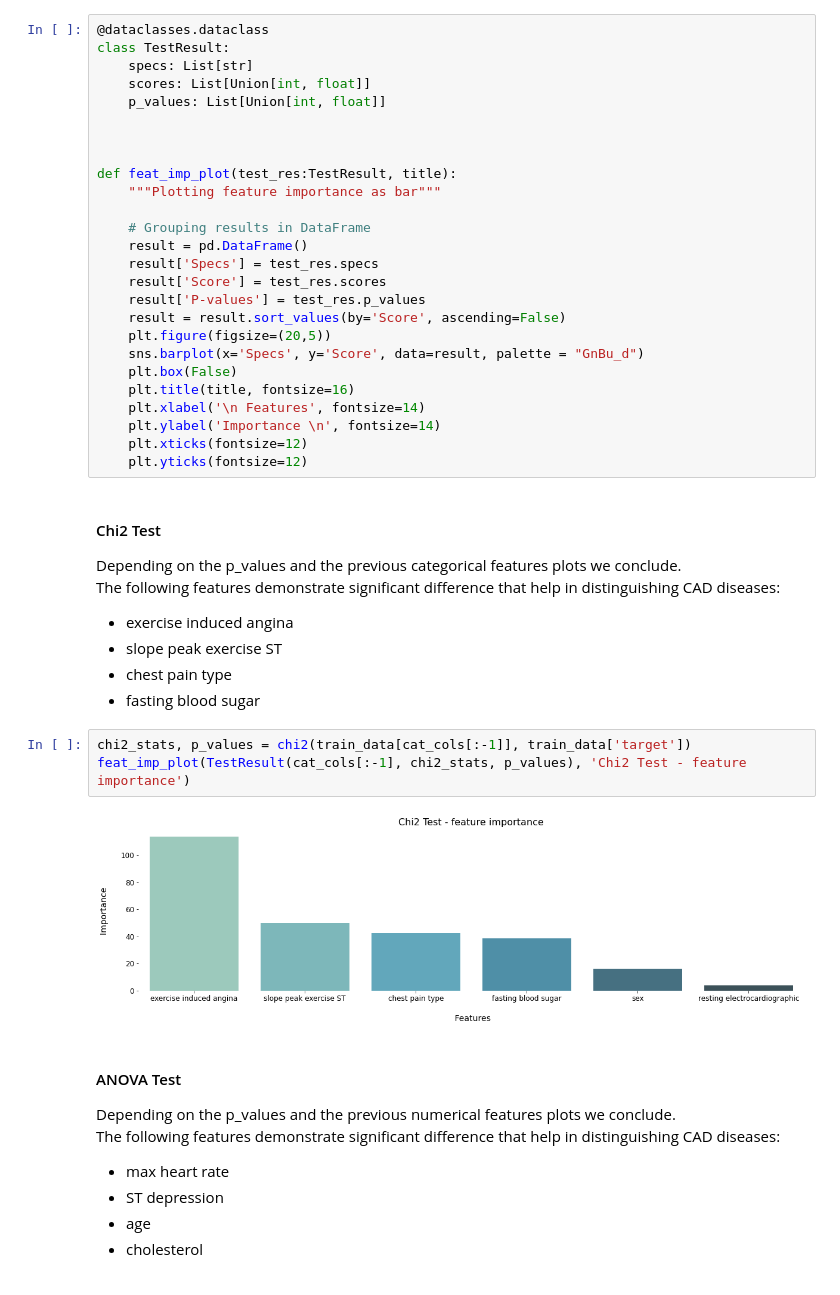
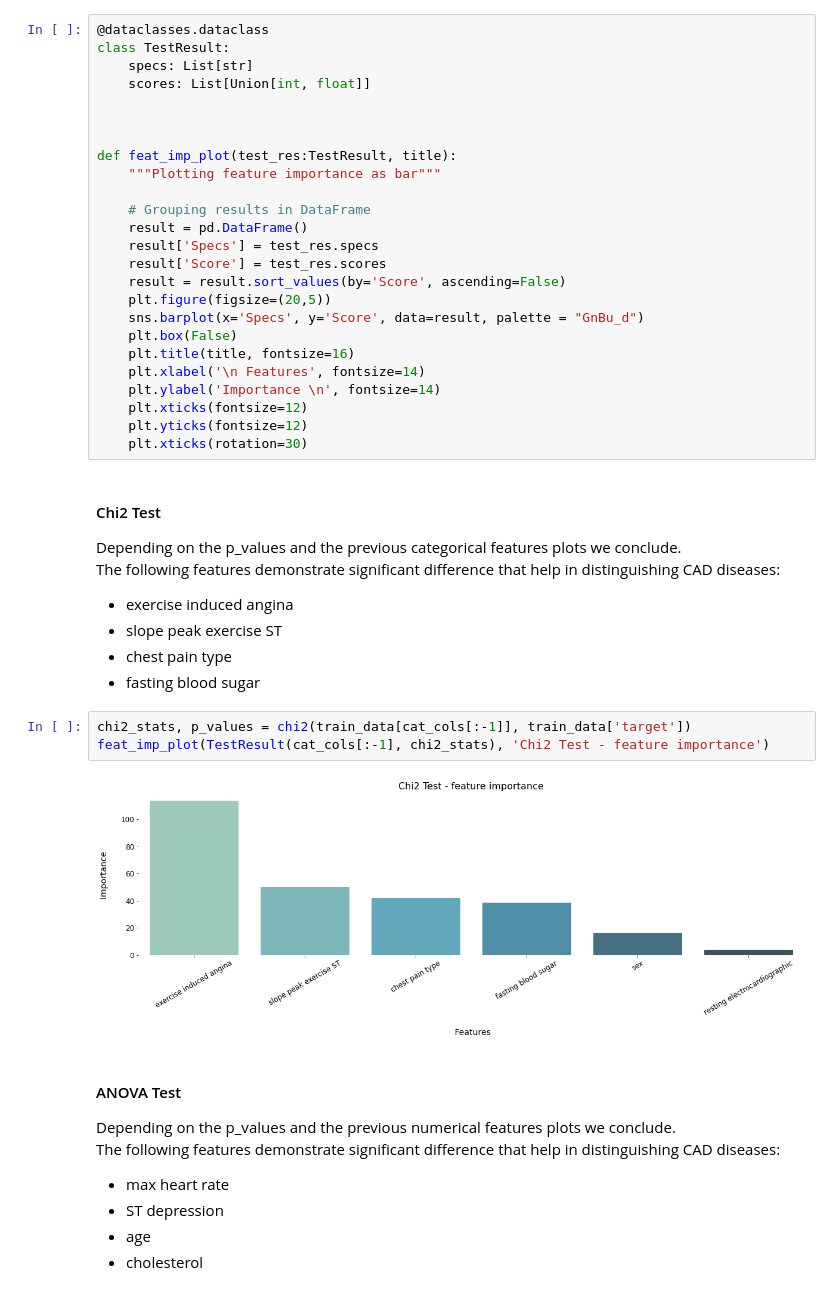
Before and after one commit to Nicola-Ibrahim/Heart-Diseases-Prediction, a Jupyter notebook: HeartDiseasePrediction.ipynb, the cells around one changed output. Cells and saved outputs as stored; diff of their text form.

```diff
--- a/HeartDiseasePrediction.ipynb
+++ b/HeartDiseasePrediction.ipynb
@@ -456,7 +465,6 @@ vif
 class TestResult:
     specs: List[str]
     scores: List[Union[int, float]]
-    p_values: List[Union[int, float]]
 
 
 
@@ -467,7 +475,6 @@ def feat_imp_plot(test_res:TestResult, title):
     result = pd.DataFrame()
     result['Specs'] = test_res.specs
     result['Score'] = test_res.scores
-    result['P-values'] = test_res.p_values
     result = result.sort_values(by='Score', ascending=False)
     plt.figure(figsize=(20,5))
     sns.barplot(x='Specs', y='Score', data=result, palette = "GnBu_d")
@@ -477,6 +484,7 @@ def feat_imp_plot(test_res:TestResult, title):
     plt.ylabel('Importance \n', fontsize=14)
     plt.xticks(fontsize=12)
     plt.yticks(fontsize=12)
+    plt.xticks(rotation=30)
 # %% [markdown]
 #### Chi2 Test
 Depending on the p_values and the previous categorical features plots we conclude.<br>
@@ -487,9 +495,9 @@ The following features demonstrate significant difference that help in distingui
 - fasting blood sugar
 # %%
 chi2_stats, p_values = chi2(train_data[cat_cols[:-1]], train_data['target'])
-feat_imp_plot(TestResult(cat_cols[:-1], chi2_stats, p_values), 'Chi2 Test - feature importance')
+feat_imp_plot(TestResult(cat_cols[:-1], chi2_stats), 'Chi2 Test - feature importance')
 # %% [output]
-[figure, old version]
+[figure, new version]
 # %% [markdown]
 #### ANOVA Test
 Depending on the p_values and the previous numerical features plots we conclude.<br>
```
Also changed, not shown: parts of 23 cells of this notebook.
